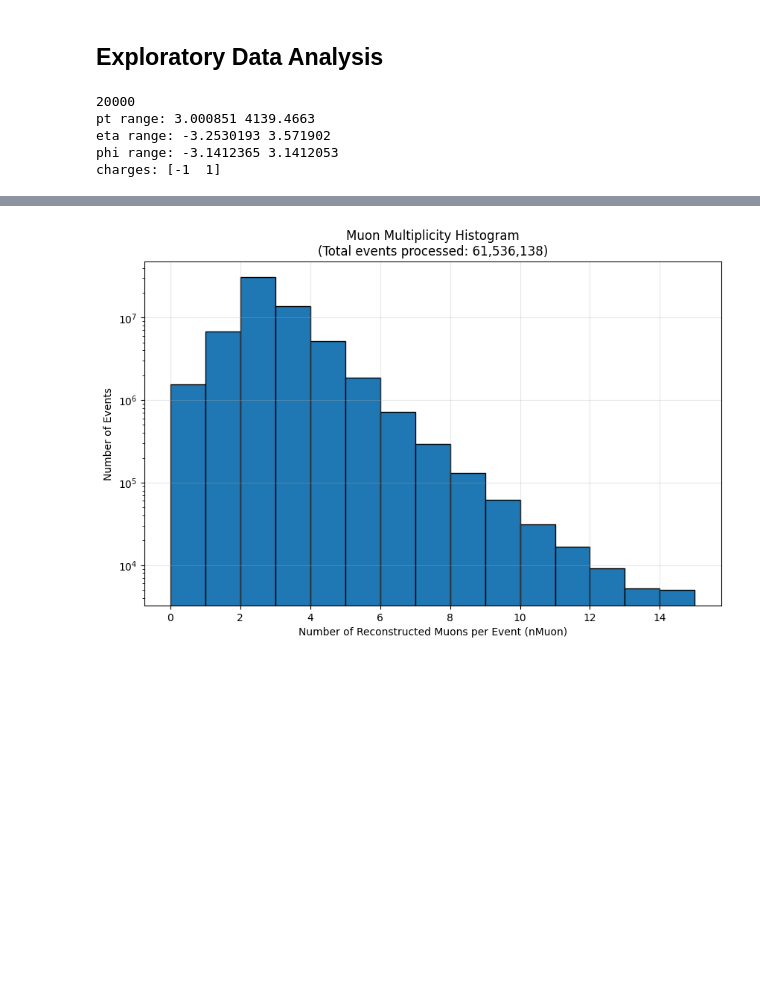
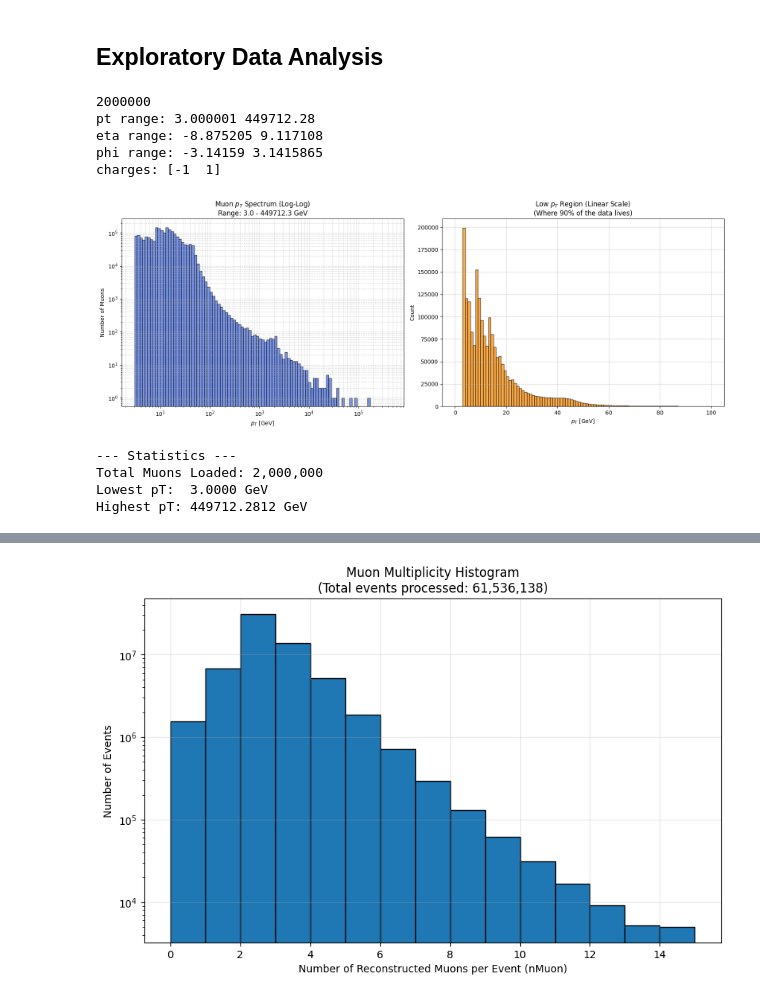
Before and after one commit to vmtasi/cms-open-data-tracking, a Jupyter notebook: CMS.ipynb, the cells around one changed output, grey strips where cells are left out. Saved outputs shown, nothing was run; the diff lists cells and outputs as text; code cells hidden in the pictures; blank space fills up the shorter version.

```diff
--- a/CMS.ipynb
+++ b/CMS.ipynb
@@ -108,7 +189,7 @@ def sample_muons_chunked(file_path, max_muons=1_000_000, chunk_size=1_000_000):
 
 # Usage
 file_path = "/home/jupyter/work/data/cms.root"
-pt_s, eta_s, phi_s, charge_s = sample_muons_chunked(file_path, max_muons=20_000)
+pt_s, eta_s, phi_s, charge_s = sample_muons_chunked(file_path, max_muons=2_000_000)
 
 print(len(pt_s))
 print("pt range:", pt_s.min(), pt_s.max())
@@ -116,11 +197,63 @@ print("eta range:", eta_s.min(), eta_s.max())
 print("phi range:", phi_s.min(), phi_s.max())
 print("charges:", np.unique(charge_s))
 # %% [output]
-20000
-pt range: 3.000851 4139.4663
-eta range: -3.2530193 3.571902
-phi range: -3.1412365 3.1412053
+2000000
+pt range: 3.000001 449712.28
+eta range: -8.875205 9.117108
+phi range: -3.14159 3.1415865
 charges: [-1  1]
+# %%
+import matplotlib.pyplot as plt
+import numpy as np
+
+# Assuming you have loaded your data into 'pt_s'
+# If you want to check the FULL file, you might need to increase MAX_DATA
+# pt_s, _, _, _ = sample_muons_chunked(file_path, max_muons=1_000_000)
+
+def plot_muon_stats(pt_data):
+    fig, (ax1, ax2) = plt.subplots(1, 2, figsize=(16, 6))
+
+    # --- PLOT 1: The pT Spectrum (Multiplicity vs pT) ---
+    # We use log scaling because we have millions of low energy muons
+    # and very few high energy ones.
+
+    # Create log-spaced bins from min to max
+    bins = np.logspace(np.log10(min(pt_data)), np.log10(max(pt_data)), 100)
+
+    ax1.hist(pt_data, bins=bins, color='royalblue', alpha=0.7, edgecolor='black')
+    ax1.set_xscale('log')
+    ax1.set_yscale('log')
+
+    ax1.set_title(f"Muon $p_T$ Spectrum (Log-Log)\nRange: {min(pt_data):.1f} - {max(pt_data):.1f} GeV")
+    ax1.set_xlabel("$p_T$ [GeV]")
+    ax1.set_ylabel("Number of Muons")
+    ax1.grid(True, which="both", ls="--", alpha=0.5)
+
+    # --- PLOT 2: Zoom on the "Common" Muons (0 - 100 GeV) ---
+    # This helps you see the bulk of your data
+    ax2.hist(pt_data, bins=100, range=(0, 100), color='darkorange', alpha=0.7, edgecolor='black')
+
+    ax2.set_title("Low $p_T$ Region (Linear Scale)\n(Where majority of the data lives)")
+    ax2.set_xlabel("$p_T$ [GeV]")
+    ax2.set_ylabel("Count")
+    ax2.grid(True, alpha=0.5)
+
+    plt.tight_layout()
+    plt.show()
+
+    print(f"--- Statistics ---")
+    print(f"Total Muons Loaded: {len(pt_data):,}")
+    print(f"Lowest pT:  {min(pt_data):.4f} GeV")
+    print(f"Highest pT: {max(pt_data):.4f} GeV")
+
+# Run it
+plot_muon_stats(pt_s)
+# %% [output]
+[figure, added]
+--- Statistics ---
+Total Muons Loaded: 2,000,000
+Lowest pT:  3.0000 GeV
+Highest pT: 449712.2812 GeV
 # %%
 # DF
 
```
Also changed, not shown: parts of 34 cells of this notebook.
